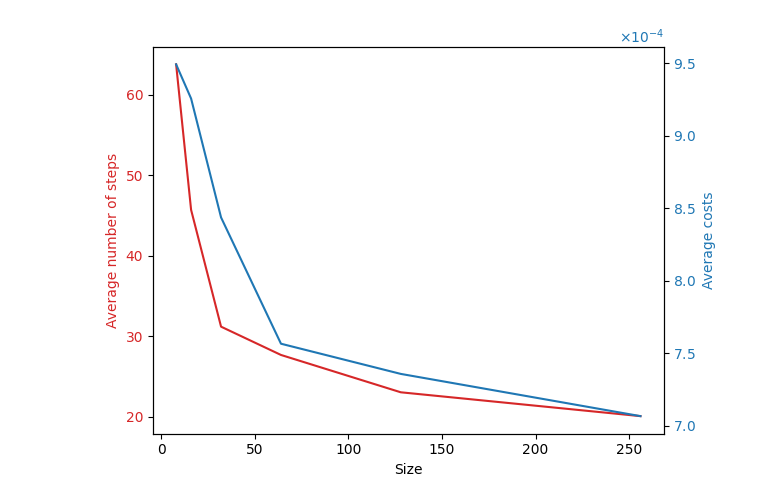
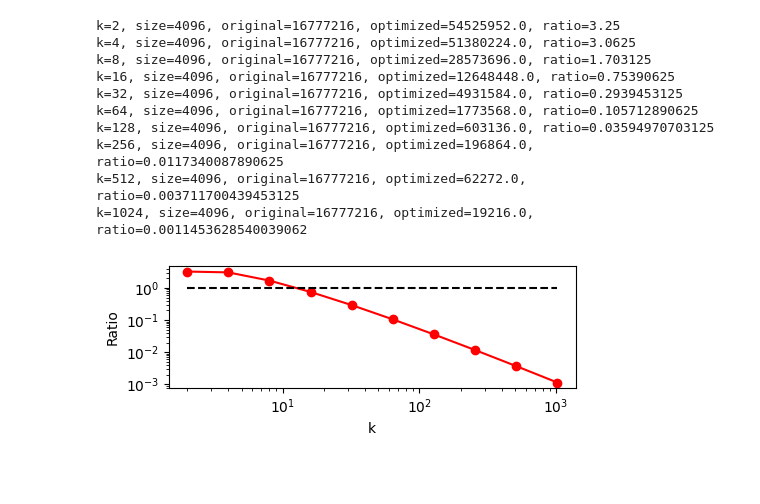
Before and after one commit to vutuanhai237/QuantumImageCompressor, a Jupyter notebook: plot.ipynb, the cells around one changed output. Cells and saved outputs as stored; diff of their text form; code cells hidden in the pictures; blank space fills up the shorter version.

```diff
--- a/plot.ipynb
+++ b/plot.ipynb
@@ -84,25 +84,36 @@ plt.savefig('images/result2.svg')
-# %%
-from matplotlib.ticker import ScalarFormatter
-
-fig, ax1 = plt.subplots()
-
-color = 'tab:red'
-ax1.set_xlabel('Size')
-ax1.set_ylabel('Average number of steps', color=color)
-ax1.plot(sizes, min_steps_on_sizes_avg, color=color)
-ax1.tick_params(axis='y', labelcolor=color)
-
-ax2 = ax1.twinx()  # instantiate a second axes that shares the same x-axis
-color = 'tab:blue'
-ax2.set_ylabel('Average costs', color=color)  # we already handled the x-label with ax1
-ax2.plot(sizes, costs_on_sizes_avg, color=color)
-ax2.tick_params(axis='y', labelcolor=color)
-
-# Use ScalarFormatter to format the y-axis labels as 10^x
-ax2.yaxis.set_major_formatter(ScalarFormatter(useMathText=True))
-ax2.ticklabel_format(style='sci', axis='y', scilimits=(0,0))
-
-fig.tight_layout()  # otherwise the right y-label is slightly clipped
-plt.show()
-# %% [output]
-[figure, removed]
+# %%
+from matplotlib.ticker import ScalarFormatter
+
+ks = [2, 4, 8, 16,32,64,128,256, 512, 1024]
+size = 4096
+ratios = np.zeros((len(ks), len(sizes)))
+for i, k in enumerate(ks):
+    original = (size**2)
+    n = np.log2(k**2)
+    optimized = (size/k)**2 * (3*n*n + 1)
+    print(f'k={k}, size={size}, original={original}, optimized={optimized}, ratio={optimized/original}')
+    ratios[i, j] = optimized/original
+
+fig, ax = plt.subplots(figsize=(5, 2))
+ax.plot(ks, ratios, color = 'r', linestyle = '-', marker = 'o')
+ax.hlines(1, 2, 1024, color = 'k', linestyle = '--')
+ax.set_xticks(ks)
+ax.set_xticklabels(ks)
+ax.set_xlabel('k')
+ax.set_yscale('log')
+ax.set_xscale('log')
+ax.set_ylabel('Ratio')
+plt.tight_layout()
+plt.savefig('images/ratio.svg')
+# %% [output]
+k=2, size=4096, original=16777216, optimized=54525952.0, ratio=3.25
+k=4, size=4096, original=16777216, optimized=51380224.0, ratio=3.0625
+k=8, size=4096, original=16777216, optimized=28573696.0, ratio=1.703125
+k=16, size=4096, original=16777216, optimized=12648448.0, ratio=0.75390625
+k=32, size=4096, original=16777216, optimized=4931584.0, ratio=0.2939453125
+k=64, size=4096, original=16777216, optimized=1773568.0, ratio=0.105712890625
+k=128, size=4096, original=16777216, optimized=603136.0, ratio=0.03594970703125
+k=256, size=4096, original=16777216, optimized=196864.0, ratio=0.0117340087890625
+k=512, size=4096, original=16777216, optimized=62272.0, ratio=0.003711700439453125
+k=1024, size=4096, original=16777216, optimized=19216.0, ratio=0.0011453628540039062
+[figure, added]
```
Also changed, not shown: parts of 1 cell of this notebook, 8 other files.
